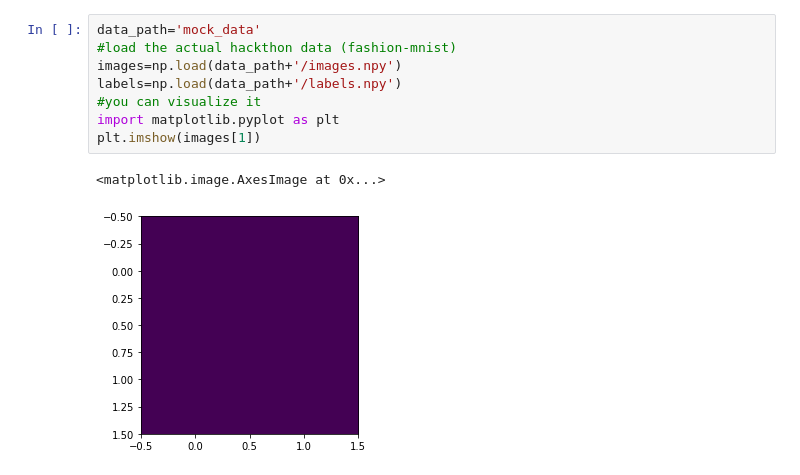
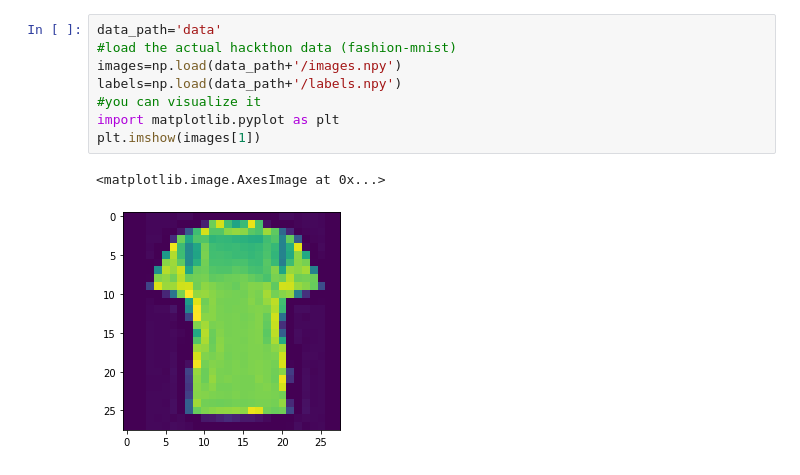
Before and after one commit to iQuHACK/2023_IonQ_Remote, a Jupyter notebook: part1_example_qiskit.ipynb, the cells around one changed output. Cells and saved outputs as stored; diff of their text form.

```diff
--- a/part1_example_qiskit.ipynb
+++ b/part1_example_qiskit.ipynb
@@ -59,13 +59,13 @@ def image_mse(image1,image2):
     # https://scikit-learn.org/stable/modules/generated/sklearn.metrics.mean_squared_error.html
     return mean_squared_error(255*image1,255*image2)
 # %%
-data_path='mock_data'
+data_path='data'
 #load the actual hackthon data (fashion-mnist)
 images=np.load(data_path+'/images.npy')
 labels=np.load(data_path+'/labels.npy')
 #you can visualize it
 import matplotlib.pyplot as plt
 plt.imshow(images[1])
 # %% [output]
 <matplotlib.image.AxesImage at 0x...>
-[figure, old version]
+[figure, new version]
```
Also changed, not shown: parts of 5 cells of this notebook.
